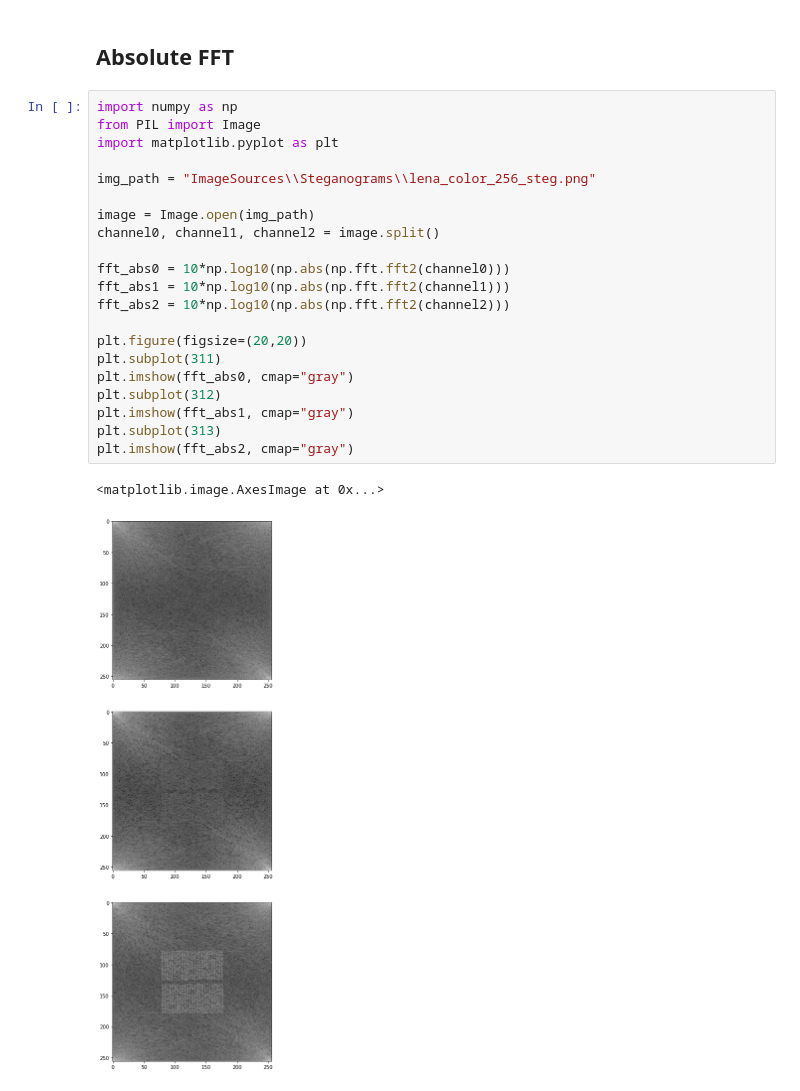
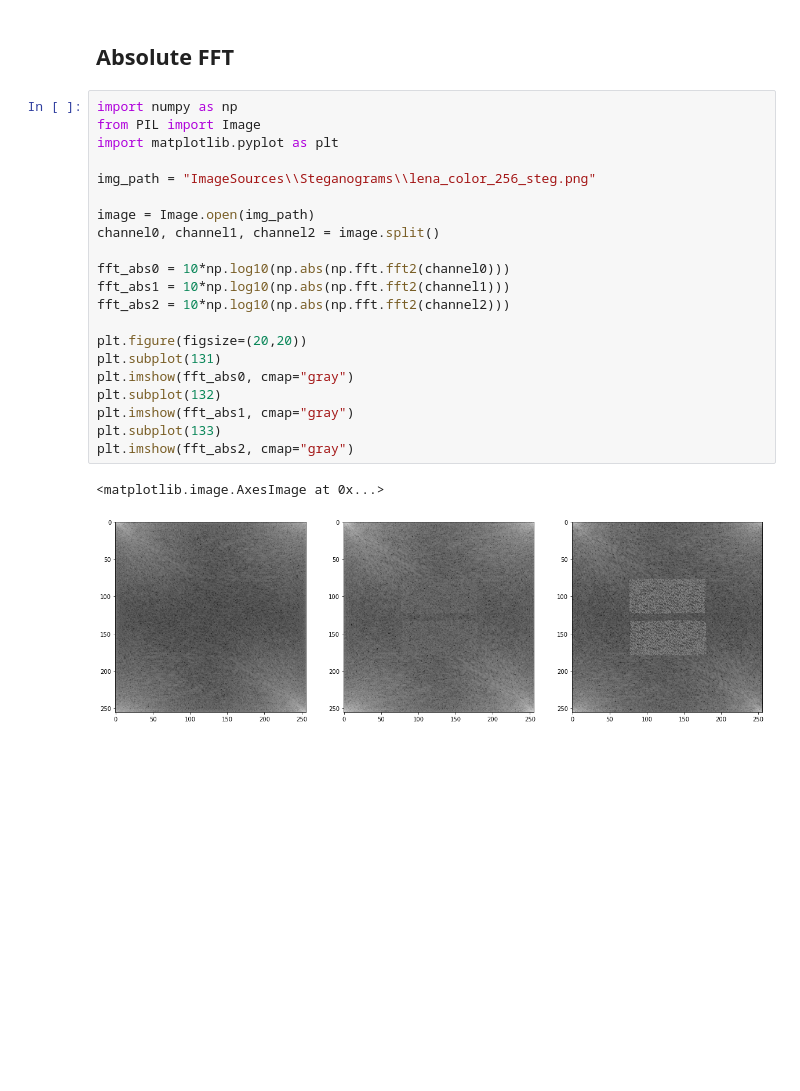
Before and after one commit to PIX3LFLUX/Steganosaurus, a Jupyter notebook: FFT_stego_test.ipynb, the cells around one changed output. Saved outputs shown, nothing was run; the diff lists cells and outputs as text; blank space fills up the shorter version.

```diff
--- a/FFT_stego_test.ipynb
+++ b/FFT_stego_test.ipynb
@@ -161,24 +149,24 @@ Comin' at you with extreme mana
 # %%
 import numpy as np
 from PIL import Image
 import matplotlib.pyplot as plt
 
 img_path = "ImageSources\\Steganograms\\lena_color_256_steg.png"
 
 image = Image.open(img_path)
 channel0, channel1, channel2 = image.split()
 
 fft_abs0 = 10*np.log10(np.abs(np.fft.fft2(channel0)))
 fft_abs1 = 10*np.log10(np.abs(np.fft.fft2(channel1)))
 fft_abs2 = 10*np.log10(np.abs(np.fft.fft2(channel2)))
 
 plt.figure(figsize=(20,20))
-plt.subplot(311)
+plt.subplot(131)
 plt.imshow(fft_abs0, cmap="gray")
-plt.subplot(312)
+plt.subplot(132)
 plt.imshow(fft_abs1, cmap="gray")
-plt.subplot(313)
+plt.subplot(133)
 plt.imshow(fft_abs2, cmap="gray")
 # %% [output]
 <matplotlib.image.AxesImage at 0x...>
-[figure, old version]
+[figure, new version]
```
Also changed, not shown: parts of 1 cell of this notebook, 4 other files.
